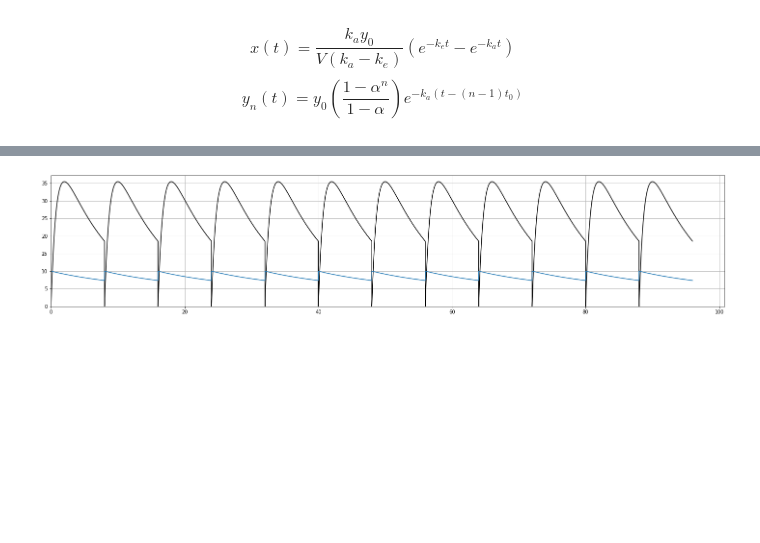
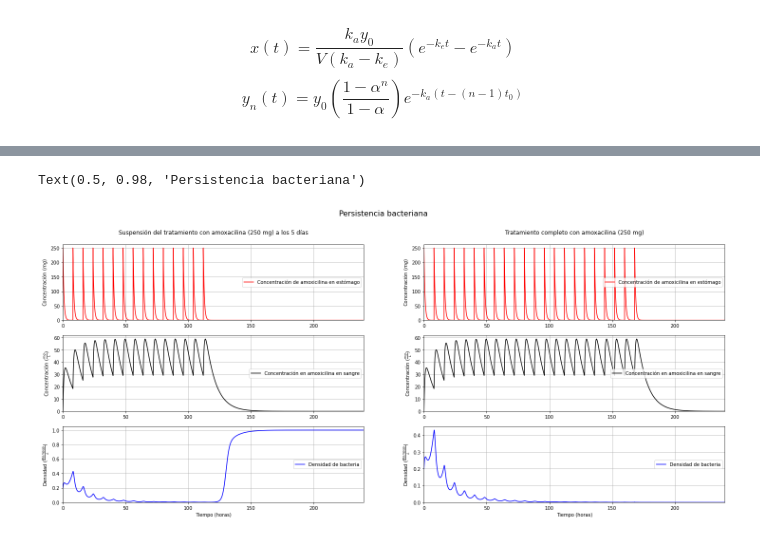
Before and after one commit to SergioPachonDotor/MAIM, a Jupyter notebook: Tarea_1/Tarea_1_sim.ipynb, the cells around one changed output, grey strips where cells are left out. Drawn from its saved outputs; the diff is of its cells as text; code cells hidden in the pictures; blank space fills up the shorter version.

```diff
--- a/Tarea_1/Tarea_1_sim.ipynb
+++ b/Tarea_1/Tarea_1_sim.ipynb
@@ -179,15 +238,50 @@ for i in range(len(dosis_arr_2)):
 # %%
-tz = np.concatenate(dosis_arr_2)
-yz = np.concatenate(ycsol)[ : ,0]
-xz = np.concatenate(ycsol)[ : ,1]
-zz = np.concatenate(ycsol)[ : ,2]
+tz_m = np.concatenate(dosis_arr_3_m)
+yz_m = np.concatenate(ycsol_m)[ : ,0]
+xz_m = np.concatenate(ycsol_m)[ : ,1]
+zz_m = np.concatenate(ycsol_m)[ : ,2]
-# %%
-fig, ax = plt.subplots(figsize=(25,5))
-plt.plot(tz, xz, 'black')
-# plt.plot(tz, yz)
-plt.plot(tz, zz)
-plt.xlim(0)
-plt.ylim(0)
-plt.grid(True)
-# %% [output]
-[figure, removed]
+# %%
+figure, axis = plt.subplots(3, 2, figsize=(25,10))
+
+axis[0, 0].plot(tz, yz, color='red', label='Concentración de amoxicilina en estómago')
+axis[1, 0].plot(tz, xz, color='black', label='Concentración en amoxicilina en sangre')
+axis[2, 0].plot(tz, zz, color='blue' , label='Densidad de bacteria')
+
+
+axis[0, 1].plot(tz, yz_m, color='red', label='Concentración de amoxicilina en estómago')
+axis[1, 1].plot(tz, xz_m, color='black', label='Concentración en amoxicilina en sangre')
+axis[2, 1].plot(tz, zz_m, color='blue', label='Densidad de bacteria')
+
+# Setting grid and limits
+[axis[k, 0].grid(True) for k in range(len(axis))];
+[axis[k, 0].set_xlim(0, n_dosis*t0) for k in range(len(axis))];
+[axis[k, 0].set_ylim(0) for k in range(len(axis))];
+[axis[k, 0].legend(loc=5) for k in range(len(axis))];
+
+# Setting grid and limits
+[axis[k, 1].grid(True) for k in range(len(axis))];
+[axis[k, 1].set_xlim(0, n_dosis*t0) for k in range(len(axis))];
+[axis[k, 1].set_ylim(0) for k in range(len(axis))];
+[axis[k, 1].legend(loc=5) for k in range(len(axis))];
+
+# Setting X Labels
+axis[2, 0].set_xlabel('Tiempo (horas)\n');
+axis[2, 1].set_xlabel('Tiempo (horas)\n');
+
+#Setting Y Labels
+axis[0, 0].set_ylabel(r'Concentración $(mg)$')
+axis[1, 0].set_ylabel(r'Concentración $(\frac{mg}{L})$')
+axis[2, 0].set_ylabel(r'Densidad ($\frac{Biomasa}{L}$)')
+axis[0, 1].set_ylabel(r'Concentración $(mg)$')
+axis[1, 1].set_ylabel(r'Concentración $(\frac{mg}{L})$')
+axis[2, 1].set_ylabel(r'Densidad ($\frac{Biomasa}{L}$)')
+
+# Setting titles
+axis[0, 0].set_title('\nSuspensión del tratamiento con amoxacilina (250 mg) a los 5 días\n')
+axis[0, 1].set_title('\nTratamiento completo con amoxacilina (250 mg)\n')
+
+# Setting main title
+figure.suptitle('Persistencia bacteriana', fontsize=16)
+# %% [output]
+Text(0.5, 0.98, 'Persistencia bacteriana')
+[figure, added]
```
Also changed, not shown: parts of 11 cells of this notebook.
